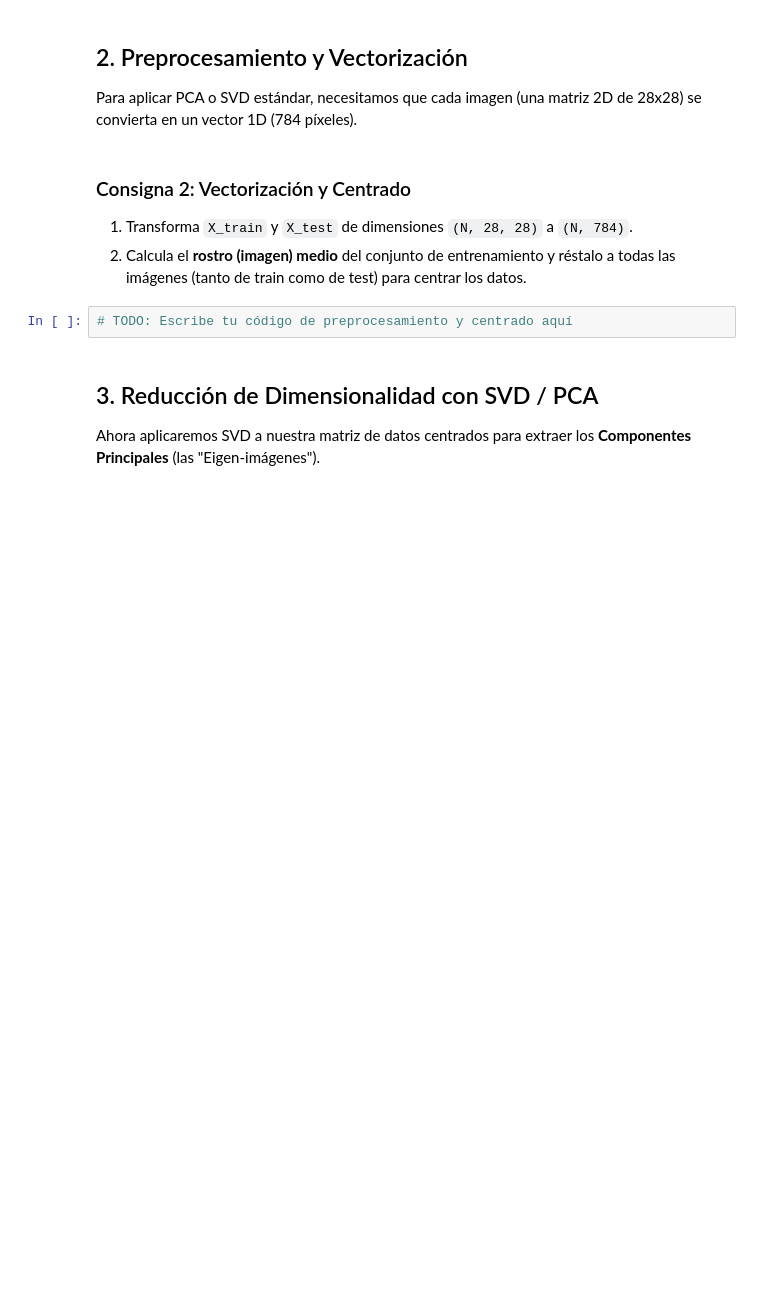
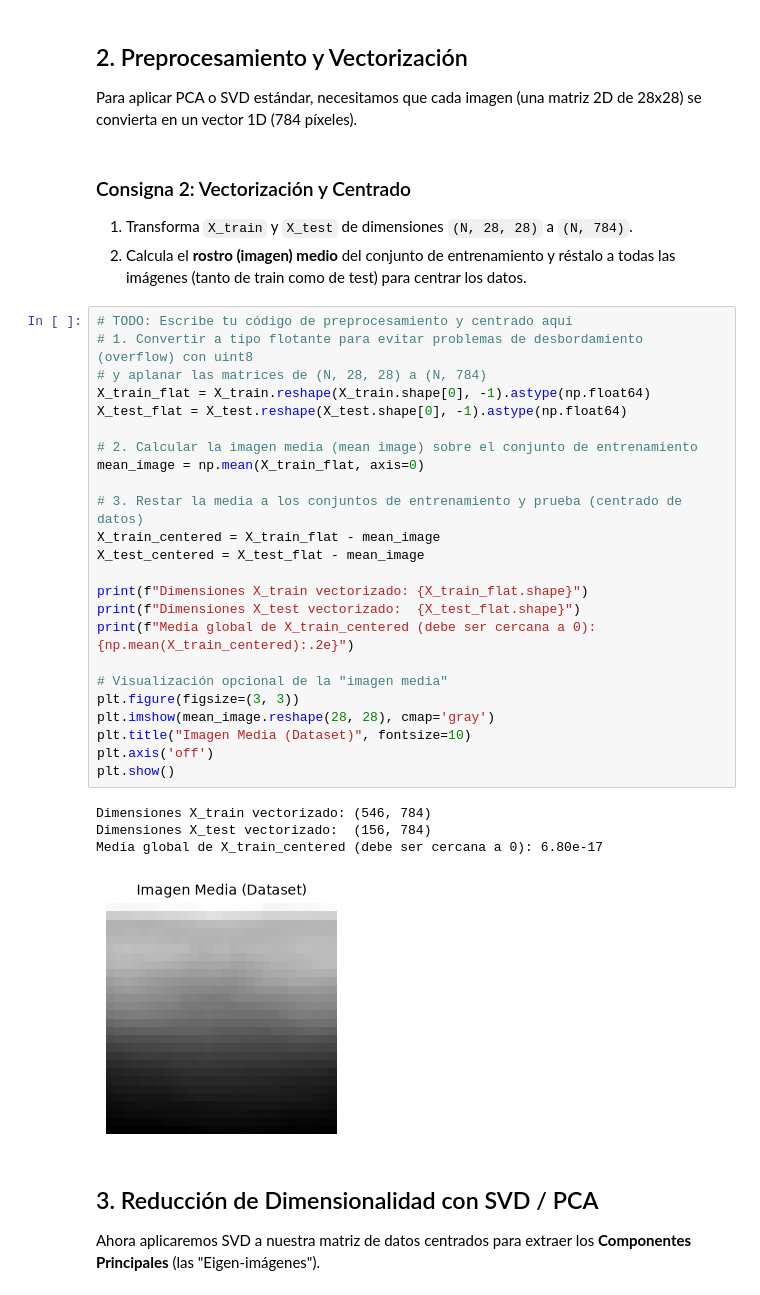
Before and after one commit to saulsil/ML1-2026.2_saulsilva, a Jupyter notebook: TP_3/TP3_Consigna.ipynb, the cells around one changed output. Drawn from its saved outputs; the diff is of its cells as text; blank space fills up the shorter version.

```diff
--- a/TP_3/TP3_Consigna.ipynb
+++ b/TP_3/TP3_Consigna.ipynb
@@ -46,8 +72,35 @@ Para aplicar PCA o SVD estándar, necesitamos que cada imagen (una matriz 2D de
 ### Consigna 2: Vectorización y Centrado
 1. Transforma `X_train` y `X_test` de dimensiones `(N, 28, 28)` a `(N, 784)`.
 2. Calcula el **rostro (imagen) medio** del conjunto de entrenamiento y réstalo a todas las imágenes (tanto de train como de test) para centrar los datos.
-# %%
-# TODO: Escribe tu código de preprocesamiento y centrado aquí
+# %%
+# TODO: Escribe tu código de preprocesamiento y centrado aquí
+# 1. Convertir a tipo flotante para evitar problemas de desbordamiento (overflow) con uint8
+# y aplanar las matrices de (N, 28, 28) a (N, 784)
+X_train_flat = X_train.reshape(X_train.shape[0], -1).astype(np.float64)
+X_test_flat = X_test.reshape(X_test.shape[0], -1).astype(np.float64)
+
+# 2. Calcular la imagen media (mean image) sobre el conjunto de entrenamiento
+mean_image = np.mean(X_train_flat, axis=0)
+
+# 3. Restar la media a los conjuntos de entrenamiento y prueba (centrado de datos)
+X_train_centered = X_train_flat - mean_image
+X_test_centered = X_test_flat - mean_image
+
+print(f"Dimensiones X_train vectorizado: {X_train_flat.shape}")
+print(f"Dimensiones X_test vectorizado:  {X_test_flat.shape}")
+print(f"Media global de X_train_centered (debe ser cercana a 0): {np.mean(X_train_centered):.2e}")
+
+# Visualización opcional de la "imagen media"
+plt.figure(figsize=(3, 3))
+plt.imshow(mean_image.reshape(28, 28), cmap='gray')
+plt.title("Imagen Media (Dataset)", fontsize=10)
+plt.axis('off')
+plt.show()
+# %% [output]
+Dimensiones X_train vectorizado: (546, 784)
+Dimensiones X_test vectorizado:  (156, 784)
+Media global de X_train_centered (debe ser cercana a 0): 6.80e-17
+[figure, added]
 # %% [markdown]
 ## 3. Reducción de Dimensionalidad con SVD / PCA
 Ahora aplicaremos SVD a nuestra matriz de datos centrados para extraer los **Componentes Principales** (las "Eigen-imágenes").
```
Also changed, not shown: parts of 8 cells of this notebook.
